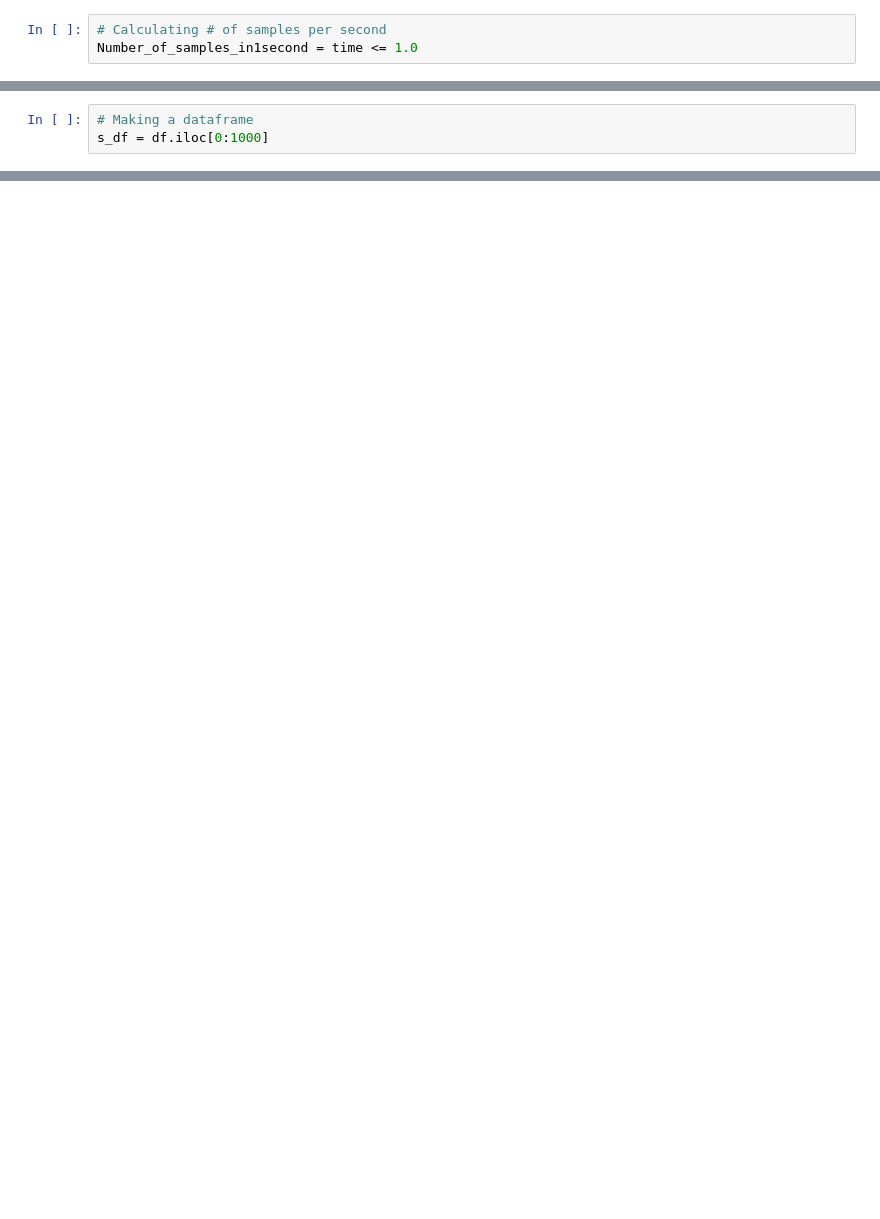
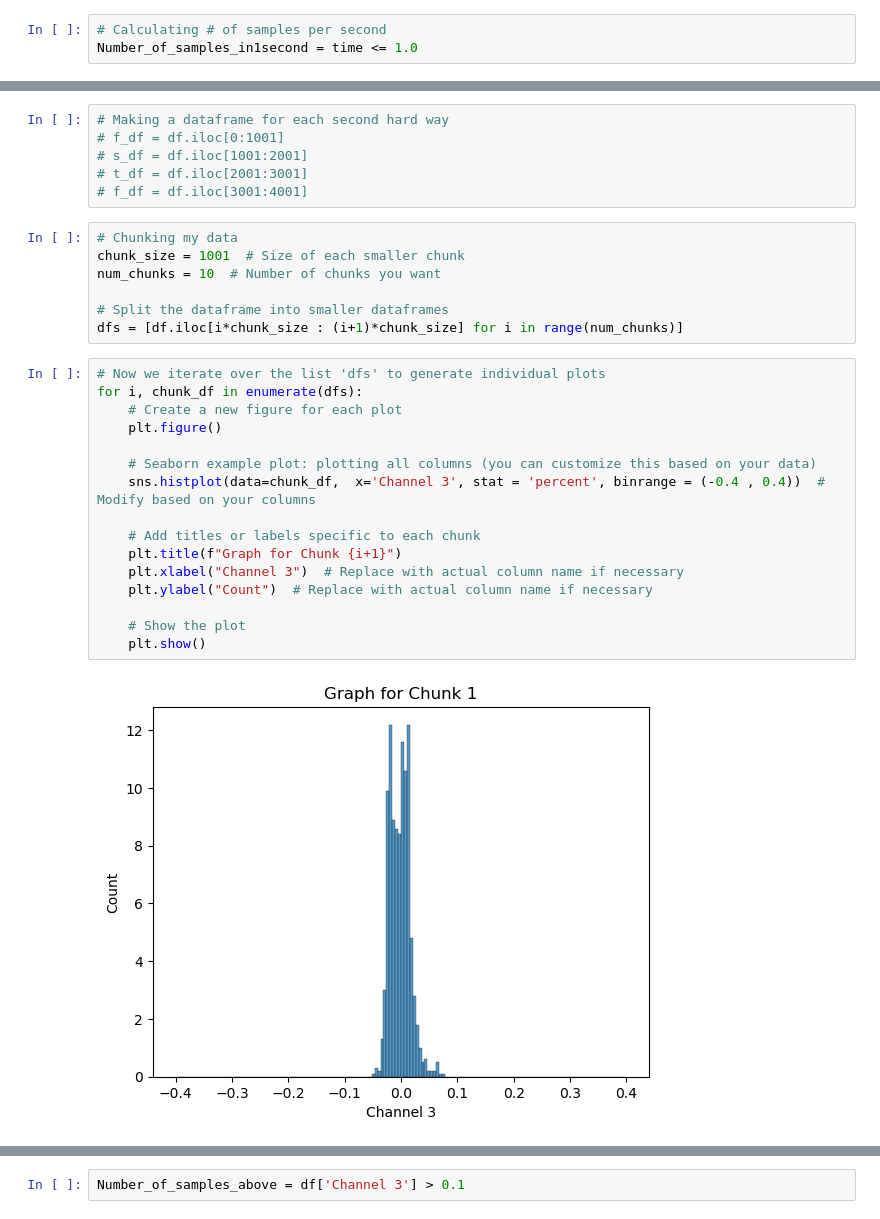
Before and after one commit to MichaelMEM1/conda_BSGP730, a Jupyter notebook: ECGRoughwork.ipynb, the cells around one changed output, grey strips where cells are left out. Cells and saved outputs as stored; diff of their text form; blank space fills up the shorter version.

```diff
--- a/ECGRoughwork.ipynb
+++ b/ECGRoughwork.ipynb
@@ -96,3 +96,31 @@ print(df.head())
 # %%
-# Making a dataframe
-s_df = df.iloc[0:1000]
+# Making a dataframe for each second hard way
+# f_df = df.iloc[0:1001]
+# s_df = df.iloc[1001:2001]
+# t_df = df.iloc[2001:3001]
+# f_df = df.iloc[3001:4001]
+# %%
+# Chunking my data
+chunk_size = 1001  # Size of each smaller chunk
+num_chunks = 10  # Number of chunks you want
+
+# Split the dataframe into smaller dataframes
+dfs = [df.iloc[i*chunk_size : (i+1)*chunk_size] for i in range(num_chunks)]
+# %%
+# Now we iterate over the list 'dfs' to generate individual plots
+for i, chunk_df in enumerate(dfs):
+    # Create a new figure for each plot
+    plt.figure()
+
+    # Seaborn example plot: plotting all columns (you can customize this based on your data)
+    sns.histplot(data=chunk_df,  x='Channel 3', stat = 'percent', binrange = (-0.4 , 0.4))  # Modify based on your columns
+
+    # Add titles or labels specific to each chunk
+    plt.title(f"Graph for Chunk {i+1}")
+    plt.xlabel("Channel 3")  # Replace with actual column name if necessary
+    plt.ylabel("Count")  # Replace with actual column name if necessary
+
+    # Show the plot
+    plt.show()
+# %% [output]
+[figure, added]
@@ -98,0 +136,2 @@ s_df = df.iloc[0:1000]
+# %%
+Number_of_samples_above = df['Channel 3'] > 0.1
```
Also changed, not shown: parts of 16 cells of this notebook, 1 other file.
